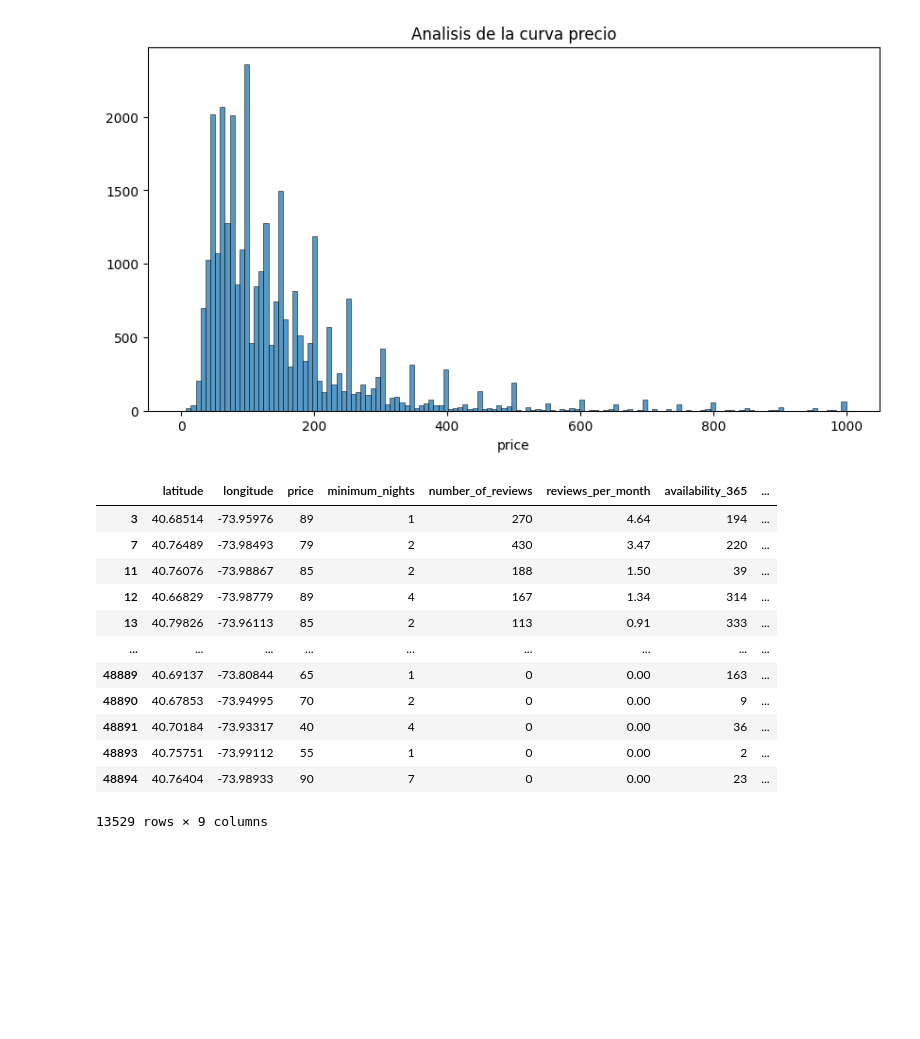
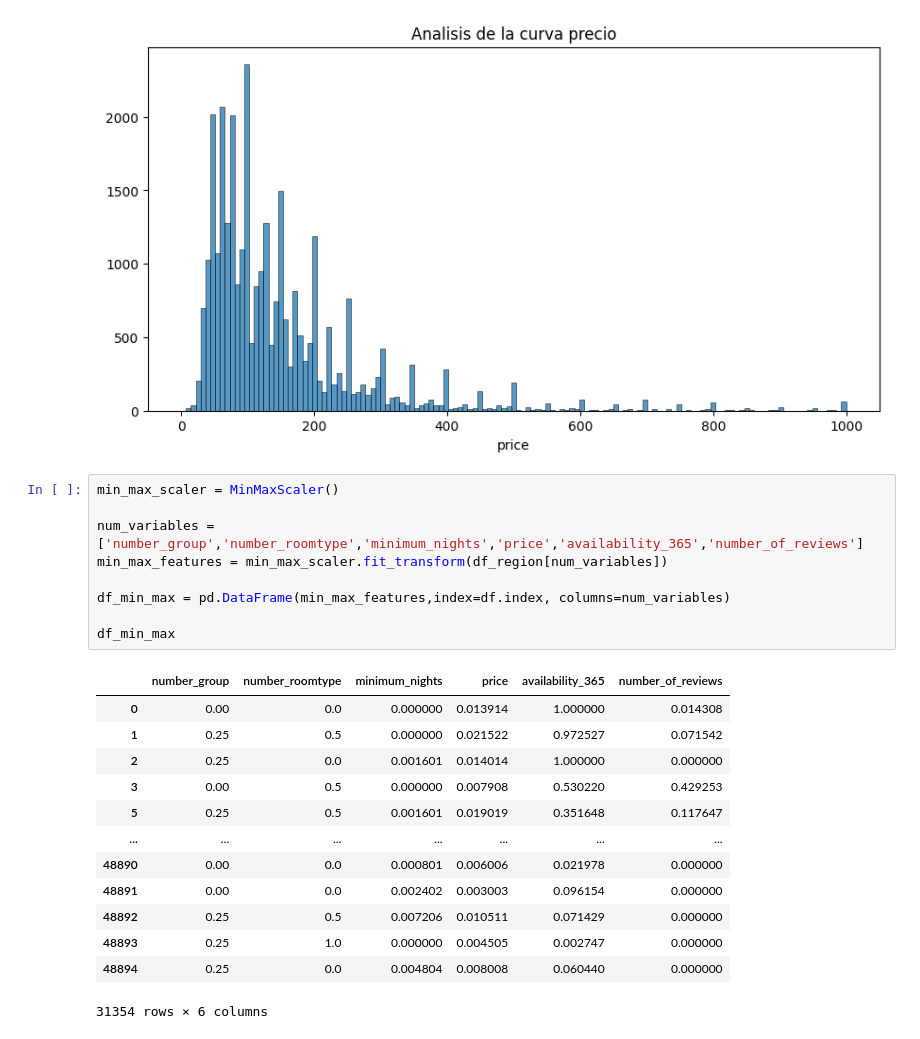
Before and after one commit to Antonio27M/ML-web-app-using-Streamlit, a Jupyter notebook: src/00-eda-airbnb-ny.ipynb, the cells around one changed output. Cells and saved outputs as stored; diff of their text form; blank space fills up the shorter version.

```diff
--- a/src/00-eda-airbnb-ny.ipynb
+++ b/src/00-eda-airbnb-ny.ipynb
@@ -283,17 +299,25 @@ plt.show()
 # %% [output]
 [figure]
 # %%
+min_max_scaler = MinMaxScaler()
+
+num_variables = ['number_group','number_roomtype','minimum_nights','price','availability_365','number_of_reviews']
+min_max_features = min_max_scaler.fit_transform(df_region[num_variables])
+
+df_min_max = pd.DataFrame(min_max_features,index=df.index, columns=num_variables)
+
+df_min_max
 # %% [output]
-|  | latitude | longitude | price | minimum_nights | number_of_reviews | reviews_per_month | availability_365 | ... |
-| 3 | 40.68514 | -73.95976 | 89 | 1 | 270 | 4.64 | 194 | ... |
-| 7 | 40.76489 | -73.98493 | 79 | 2 | 430 | 3.47 | 220 | ... |
-| 11 | 40.76076 | -73.98867 | 85 | 2 | 188 | 1.50 | 39 | ... |
-| 12 | 40.66829 | -73.98779 | 89 | 4 | 167 | 1.34 | 314 | ... |
-| 13 | 40.79826 | -73.96113 | 85 | 2 | 113 | 0.91 | 333 | ... |
-| ... | ... | ... | ... | ... | ... | ... | ... | ... |
-| 48889 | 40.69137 | -73.80844 | 65 | 1 | 0 | 0.00 | 163 | ... |
-| 48890 | 40.67853 | -73.94995 | 70 | 2 | 0 | 0.00 | 9 | ... |
-| 48891 | 40.70184 | -73.93317 | 40 | 4 | 0 | 0.00 | 36 | ... |
-| 48893 | 40.75751 | -73.99112 | 55 | 1 | 0 | 0.00 | 2 | ... |
-| 48894 | 40.76404 | -73.98933 | 90 | 7 | 0 | 0.00 | 23 | ... |
+|  | number_group | number_roomtype | minimum_nights | price | availability_365 | number_of_reviews |
+| 0 | 0.00 | 0.0 | 0.000000 | 0.013914 | 1.000000 | 0.014308 |
+| 1 | 0.25 | 0.5 | 0.000000 | 0.021522 | 0.972527 | 0.071542 |
+| 2 | 0.25 | 0.0 | 0.001601 | 0.014014 | 1.000000 | 0.000000 |
+| 3 | 0.00 | 0.5 | 0.000000 | 0.007908 | 0.530220 | 0.429253 |
+| 5 | 0.25 | 0.5 | 0.001601 | 0.019019 | 0.351648 | 0.117647 |
+| ... | ... | ... | ... | ... | ... | ... |
+| 48890 | 0.00 | 0.0 | 0.000801 | 0.006006 | 0.021978 | 0.000000 |
+| 48891 | 0.00 | 0.0 | 0.002402 | 0.003003 | 0.096154 | 0.000000 |
+| 48892 | 0.25 | 0.5 | 0.007206 | 0.010511 | 0.071429 | 0.000000 |
+| 48893 | 0.25 | 1.0 | 0.000000 | 0.004505 | 0.002747 | 0.000000 |
+| 48894 | 0.25 | 0.0 | 0.004804 | 0.008008 | 0.060440 | 0.000000 |
-13529 rows × 9 columns
+31354 rows × 6 columns
```
Also changed, not shown: parts of 8 cells of this notebook.
